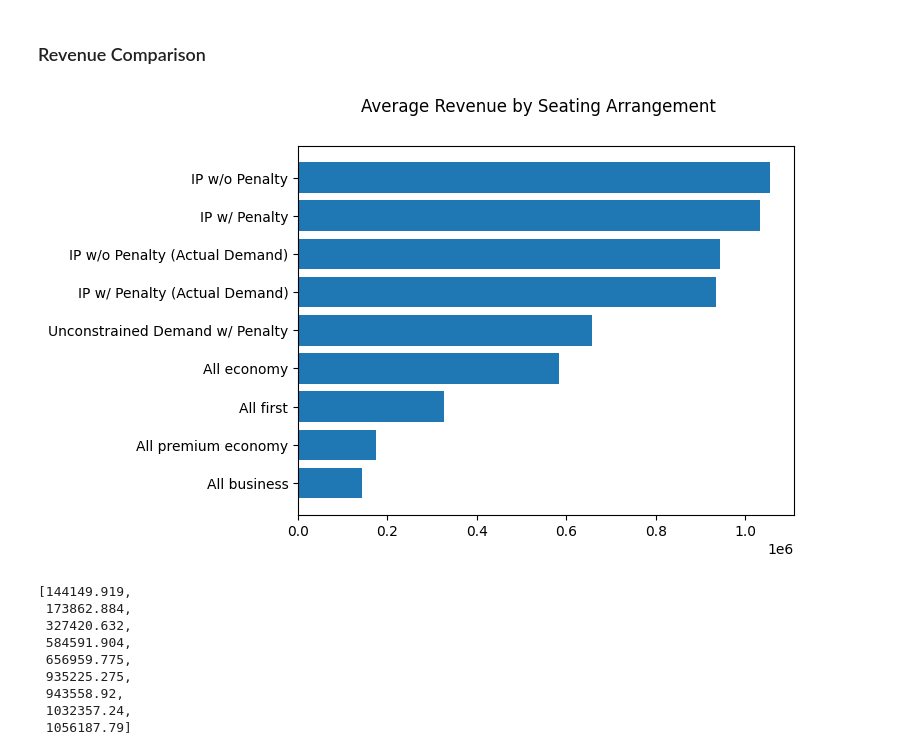
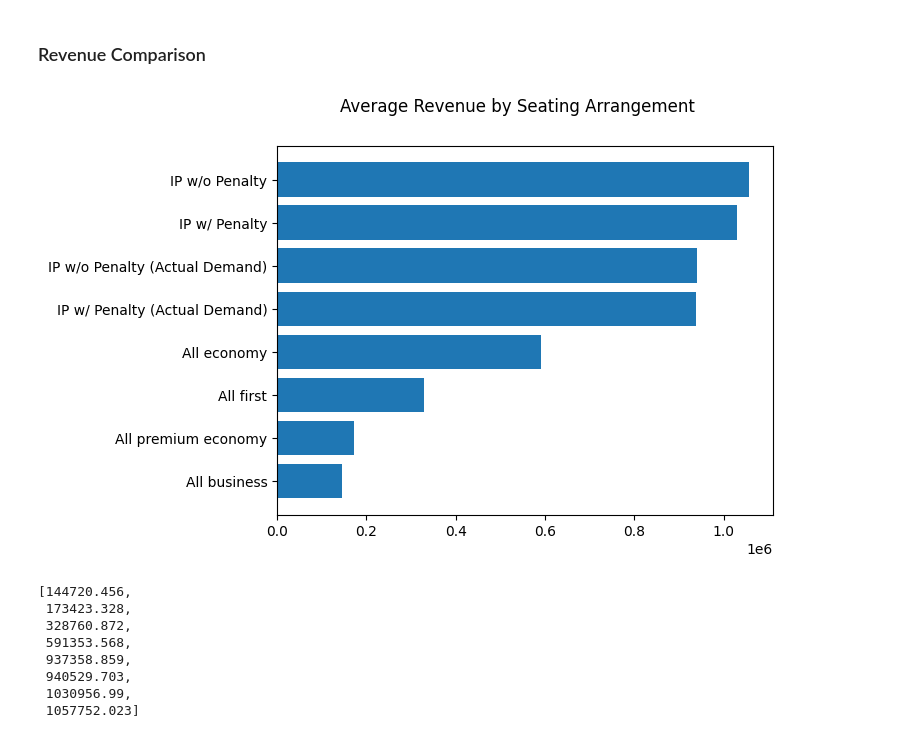
Before and after one commit to a-kong/math-441-project, a Jupyter notebook: report_code.ipynb, the cells around one changed output. Drawn from its saved outputs; the diff is of its cells as text; code cells hidden in the pictures.

```diff
--- a/report_code.ipynb
+++ b/report_code.ipynb
@@ -469,6 +448,12 @@ solve_seating(solver=solver, demand=demand)
 ### Greedy Solution
 # %%
 demand = [1200, 250,50,24] #economic, premium, business, first
+
+#Remember the index of the original data
+originalIndexArea = np.argsort(maxArea)
+
+#Sort the areas in descending order
+sorted_maxArea = np.sort(maxArea)
 
 #Let's sort the variables that relates to classes by demand
 sorted_demandIndex = np.argsort(demand)
@@ -491,10 +476,10 @@ for i in range(n_sections):
         if (hasClassAssigned == True):
             break
 
-        while demand[j] > 0 and max_weight > 0 and maxArea[i] > sizes[j]:
+        while demand[j] > 0 and max_weight > 0 and sorted_maxArea[i] > sizes[j]:
             hasClassAssigned = True
             max_weight -= weight[j]
-            maxArea[i] -= sizes[j]
+            sorted_maxArea[i] -= sizes[j]
             demand[j] -= 1
             optimalRevenue += cost[j]
             optimalSeats[i,j] += 1
@@ -626,6 +639,12 @@ solve_seating(solver=solver, demand=demand)
 ### Greedy Solution
 # %%
 demand = [1200, 250,50,24] #economic, premium, business, first
+
+#Remember the index of the original data
+originalIndexArea = np.argsort(maxArea)
+
+#Sort the areas in descending order
+sorted_maxArea = np.sort(maxArea)
 
 #Let's sort the variables that relates to classes by demand
 sorted_demandIndex = np.argsort(demand)
@@ -648,10 +667,10 @@ for i in range(n_sections):
         if (hasClassAssigned == True):
             break
 
-        while demand[j] > 0 and max_weight > 0 and maxArea[i] > sizes[j]:
+        while demand[j] > 0 and max_weight > 0 and sorted_maxArea[i] > sizes[j]:
             hasClassAssigned = True
             max_weight -= weight[j]
-            maxArea[i] -= sizes[j]
+            sorted_maxArea[i] -= sizes[j]
             demand[j] -= 1
             optimalRevenue += cost[j]
             optimalSeats[i,j] += 1
@@ -791,25 +838,23 @@ def simulate_revenue_and_display(seating_arrs):
 # %%
 seating_arrs = {
     "All business": [0, 0, 390, 0],
     "All premium economy": [0, 883, 0, 0],
     "All first": [0, 0, 0, 222],
     "All economy": [1087, 0, 0, 0],
-    "Unconstrained Demand w/ Penalty": [13, 218, 105, 110],
     "IP w/ Penalty (Actual Demand)": [777, 38, 60, 12],
     "IP w/o Penalty (Actual Demand)": [825, 38, 60, 12],
     "IP w/ Penalty": [511, 218, 50, 24],
-    "IP w/o Penalty": [529, 244, 49, 25], # TODO: Put the real values
+    "IP w/o Penalty": [543, 250, 50, 24],
 }
 
 simulate_revenue_and_display(seating_arrs)
 # %% [output]
-[figure, old version]
+[figure, new version]
-[144149.919,
- 173862.884,
- 327420.632,
- 584591.904,
- 656959.775,
- 935225.275,
- 943558.92,
- 1032357.24,
- 1056187.79]
+[144720.456,
+ 173423.328,
+ 328760.872,
+ 591353.568,
+ 937358.859,
+ 940529.703,
+ 1030956.99,
+ 1057752.023]
```
Also changed, not shown: parts of 23 cells of this notebook.
